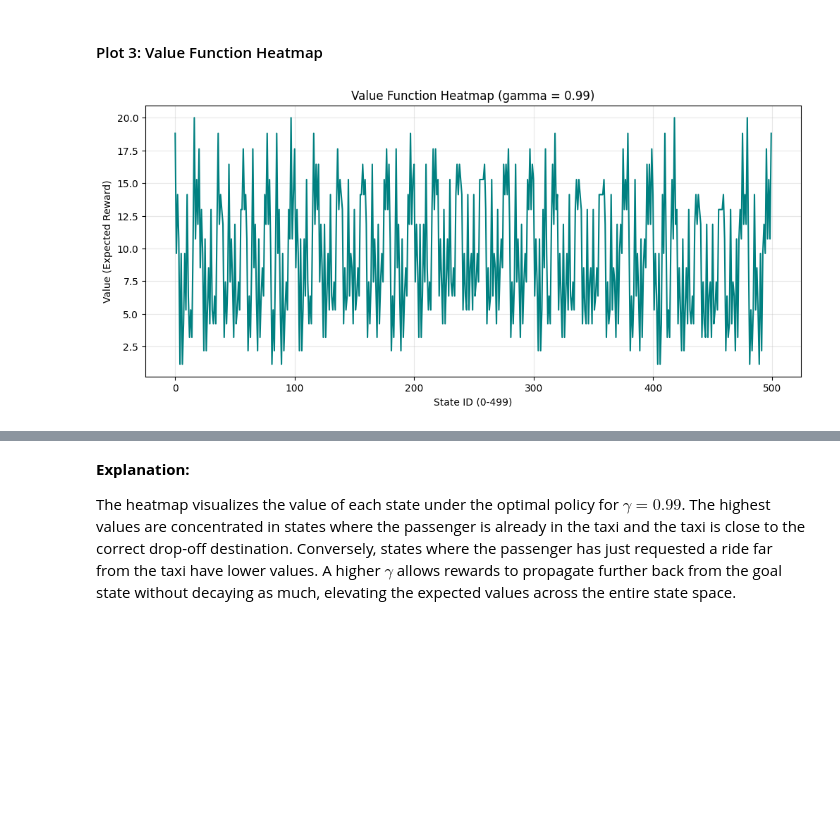
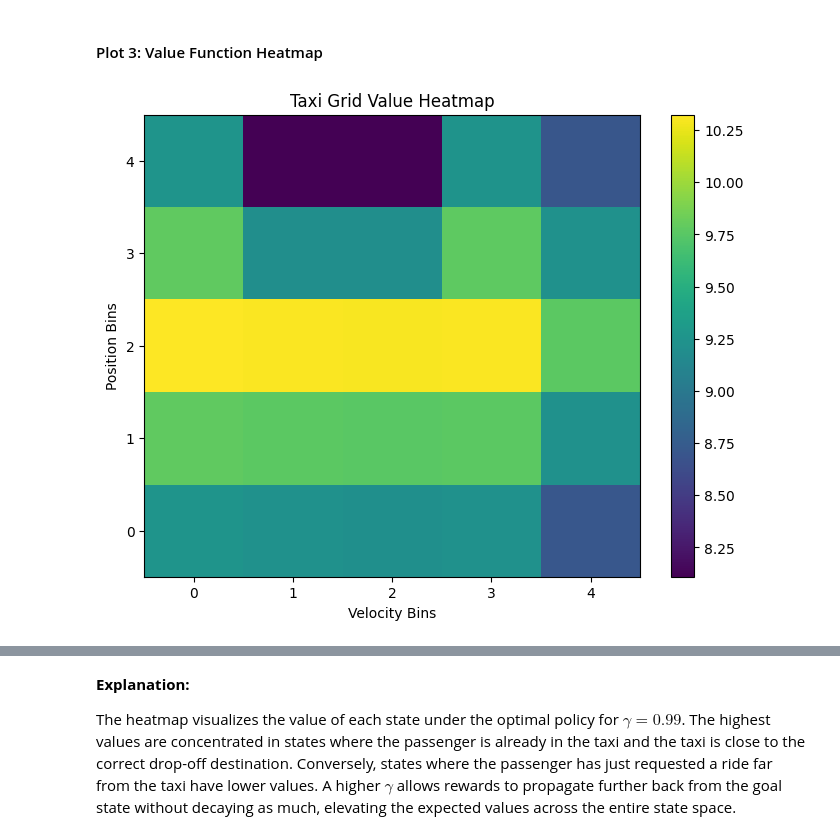
Before and after one commit to MoazGehad/DP_Reinforcement_Learning, a Jupyter notebook: Assignment1_DP_RL.ipynb, the cells around one changed output, grey strips where cells are left out. Cells and saved outputs as stored; diff of their text form; code cells hidden in the pictures; blank space fills up the shorter version.

```diff
--- a/Assignment1_DP_RL.ipynb
+++ b/Assignment1_DP_RL.ipynb
@@ -681,10 +744,14 @@ vis.plot_gamma_comparison(results, title='Value Iteration vs Policy Iteration')
 This bar chart compares the number of iterations required for Value Iteration (VI) and Policy Iteration (PI) to converge. Policy Iteration typically requires fewer iterations because each step involves a full policy evaluation (computing the exact value function for the current policy) followed by a greedy improvement. In contrast, Value Iteration truncates the evaluation to a single sweep per improvement step. However, while PI takes fewer iterations, each iteration is computationally much more expensive than a single sweep of VI.
 # %% [markdown]
 #### Plot 3: Value Function Heatmap
-# %%
-vis.plot_value_function(
-    results[0.99]['vi_agent'].value_function,
-    title='Value Function Heatmap (gamma = 0.99)'
-)
-# %% [output]
-[figure, removed]
+# %%
+
+v_taxi = results[0.99]['vi_agent'].value_function
+v_reshaped = v_taxi.reshape((5, 5, 5, 4))
+
+v_grid_2d = np.mean(v_reshaped, axis=(2, 3))
+
+# reduced 5 * 5 heatmap
+vis.plot_value_heatmap(v_grid_2d, title='Taxi Grid Value Heatmap')
+# %% [output]
+[figure, added]
```
Also changed, not shown: parts of 13 cells of this notebook.
